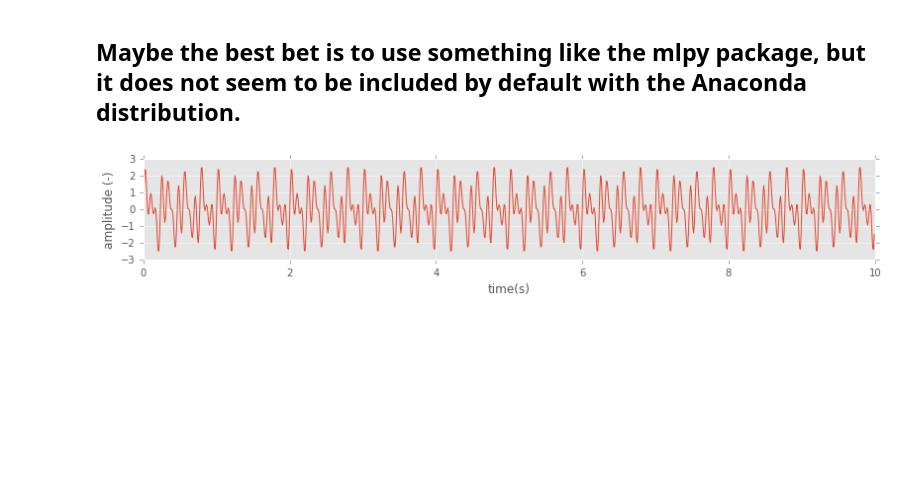
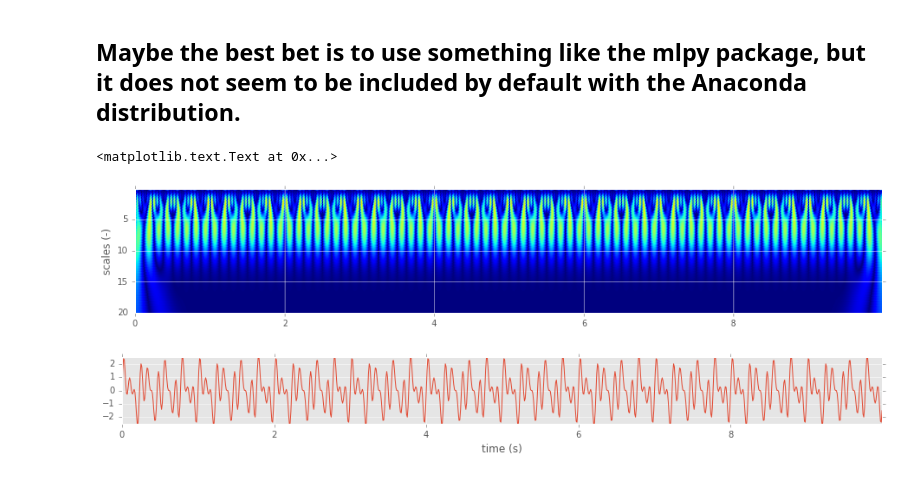
Before and after one commit to jnthngdbt/pyo-music, a Jupyter notebook: dreamsspindles/scipy.signal.wavelets.ipynb, the cells around one changed output. Saved outputs shown, nothing was run; the diff lists cells and outputs as text; code cells hidden in the pictures; blank space fills up the shorter version.

Commit message:
Added the CWT image

```diff
--- a/dreamsspindles/scipy.signal.wavelets.ipynb
+++ b/dreamsspindles/scipy.signal.wavelets.ipynb
@@ -54,11 +54,23 @@ x = np.zeros(len(t))
 x = x + np.sin(2*np.pi*t*  4)   #  4 Hz sin component
 x = x + np.sin(2*np.pi*t*  9)   #  9 Hz sin component
 x = x + np.sin(2*np.pi*t* 13)   # 13 Hz sin component
+# %%
+s = np.arange(0.1,20,0.05) # Scales
+c = sig.cwt(x, sig.ricker, s)
 # %%
-plt.figure(figsize=0.7*plt.figaspect(0.2))
+plt.figure(figsize=0.8*plt.figaspect(0.2))
+plt.imshow(np.abs(c), extent=(t[0], t[-1], s[-1], s[0]))
+plt.axis('tight')
+plt.tight_layout()
+plt.ylabel('scales (-)')
+
+plt.figure(figsize=0.8*plt.figaspect(0.1))
 plt.plot(t,x)
-plt.xlabel('time(s)')
-plt.ylabel('amplitude (-)')
+plt.axis('tight')
 plt.tight_layout()
+plt.xlabel('time (s)')
+plt.ylabel('amplitude')
 # %% [output]
+<matplotlib.text.Text at 0x...>
-[figure, old version]
+[figure, new version]
+[figure, added]
```
